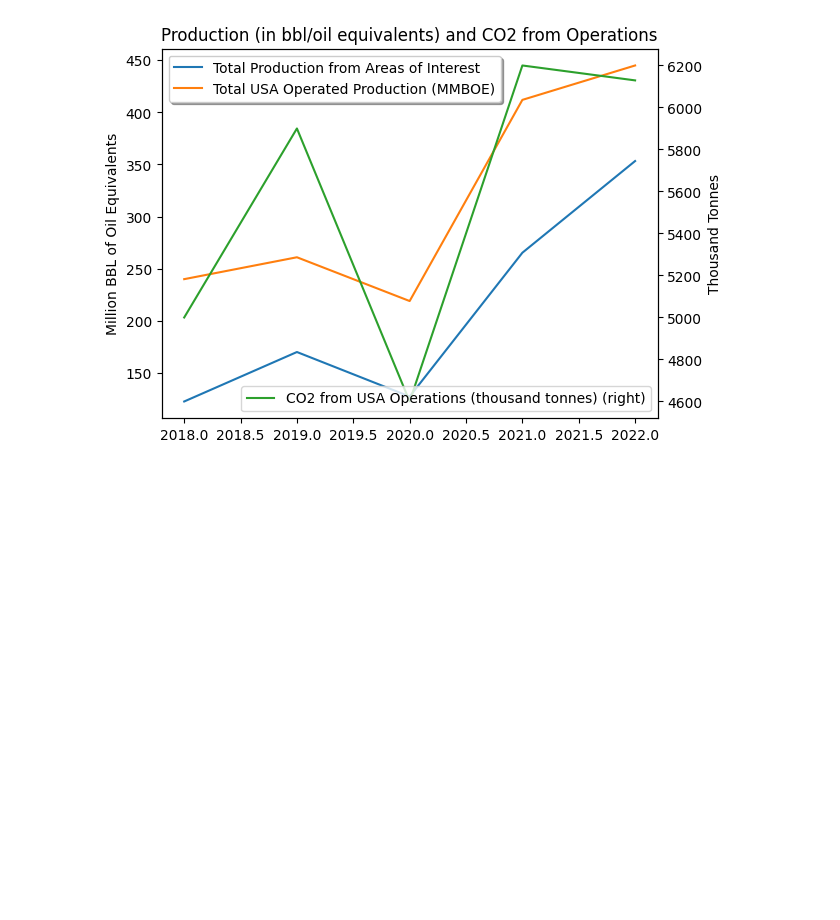
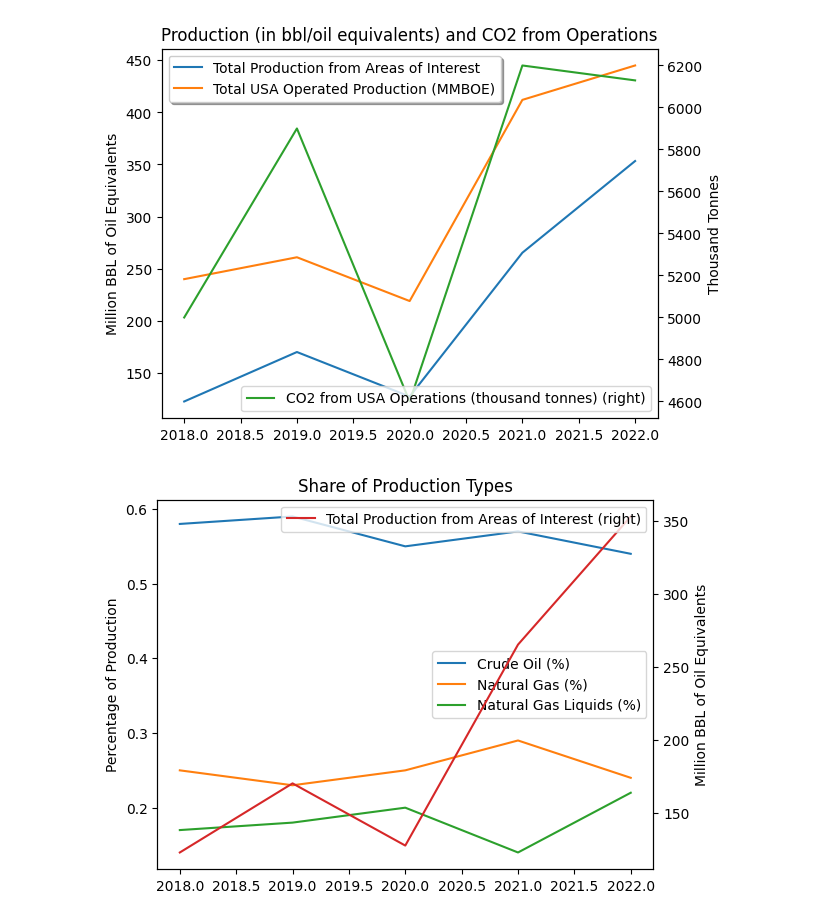
Before and after one commit to MorganKortlander/EdgeCasesCodeRED, a Jupyter notebook: process.ipynb, the cells around one changed output. Saved outputs shown, nothing was run; the diff lists cells and outputs as text; code cells hidden in the pictures; blank space fills up the shorter version.

```diff
--- a/process.ipynb
+++ b/process.ipynb
@@ -147,15 +147,21 @@ prodPlot.set_title("Production (in bbl/oil equivalents) and CO2 from Operations"
 # %% [output]
 [figure]
 # %%
-# in progress
-
-# sharePlot = productionData["Total Production from Areas of Interest"].plot()
+sharePlot = productionShare["Crude Oil (%)"].plot()
+productionShare["Natural Gas (%)"].plot()
+productionShare["Natural Gas Liquids (%)"].plot()
+sharePlot.set_ylabel("Percentage of Production")
+sharePlot.legend(loc=6)
+ax = productionShare["Total Production from Areas of Interest"].plot(secondary_y=True)
 # productionData["Total USA Operated Production (MMBOE)"].plot()
-# prodPlot.set_ylabel("Million BBL of Oil Equivalents")
+ax.set_ylabel("Million BBL of Oil Equivalents")
+# Millions of Barrels of Oil Equivalent
 
 # ax = productionData['CO2 from USA Operations (thousand tonnes)'].plot(secondary_y=True)
-# ax.legend(loc=4)
+ax.legend(loc=1)
 # ax.set_ylabel("Thousand Tonnes")
-# # prodPlot.set_xlabel("Year")
+# prodPlot.set_xlabel("Year")
 # prodPlot.legend(loc="best",shadow=True);
-# prodPlot.set_title("Production (in bbl/oil equivalents) and CO2 from Operations");
+sharePlot.set_title("Share of Production Types");
+# %% [output]
+[figure, added]
```
